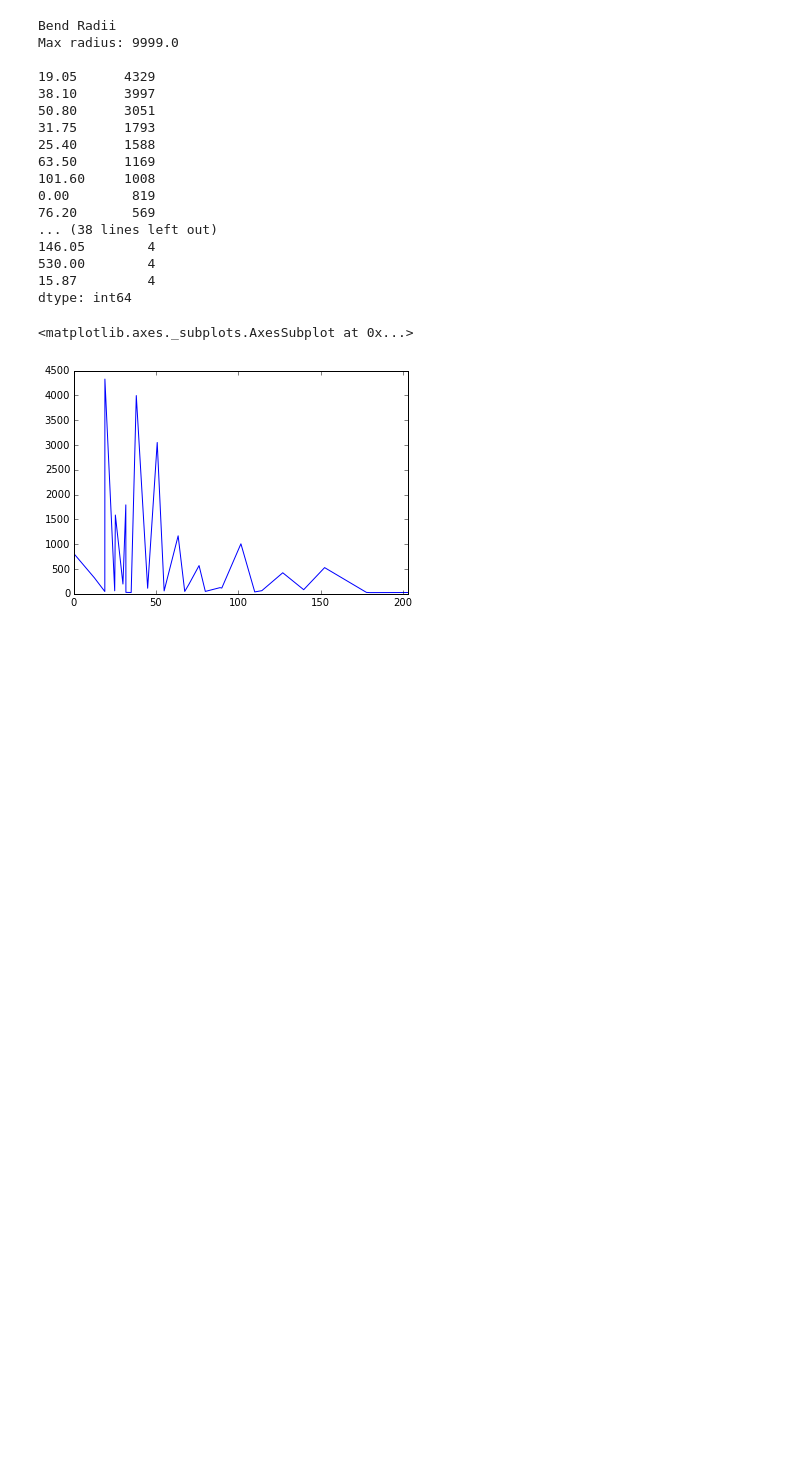
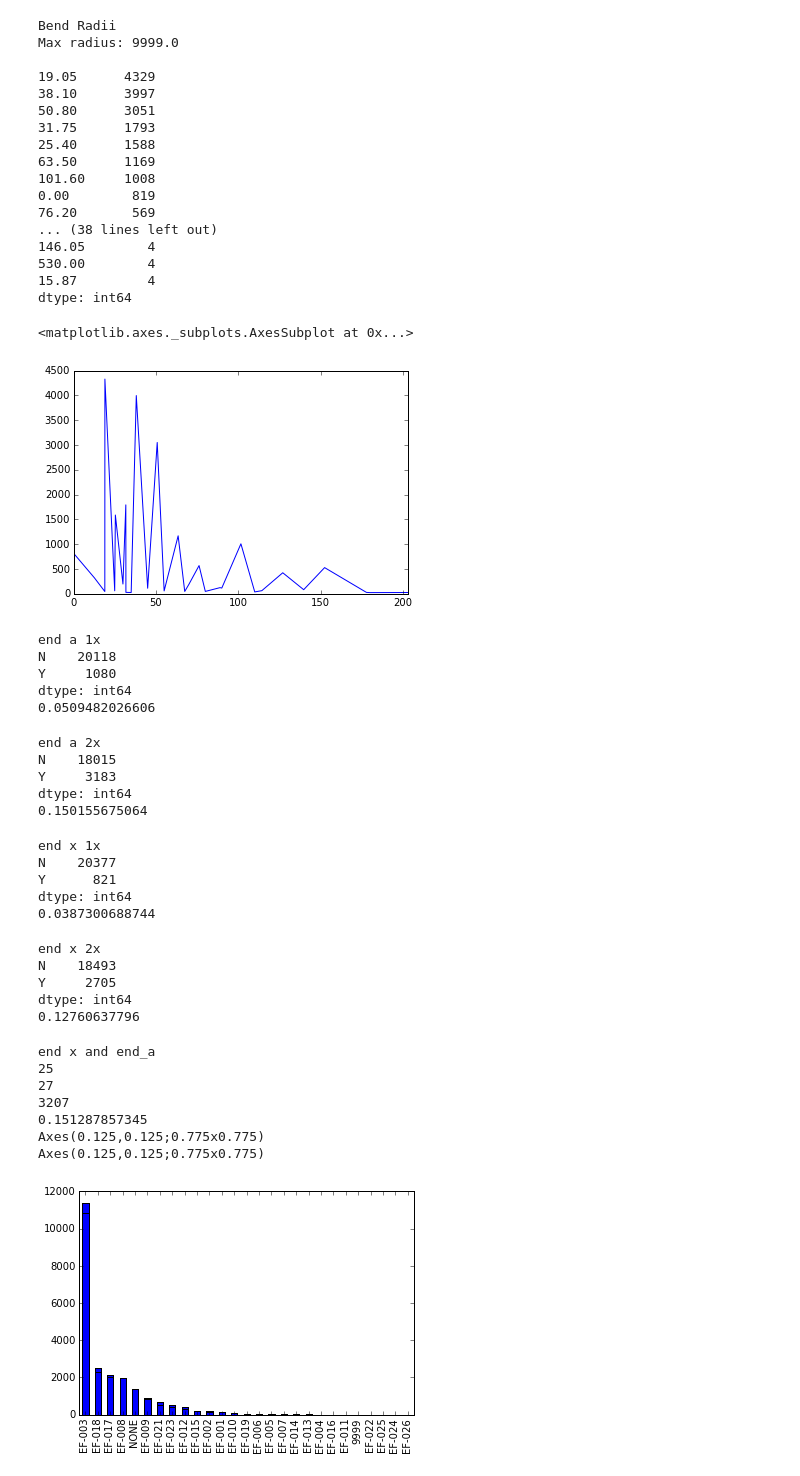
Before and after one commit to ayfu/CDIPS15_TeamCat, a Jupyter notebook: Initial Exploration.ipynb, the cells around one changed output. Drawn from its saved outputs; the diff is of its cells as text; code cells hidden in the pictures; blank space fills up the shorter version.

```diff
--- a/Initial Exploration.ipynb
+++ b/Initial Exploration.ipynb
@@ -389,3 +409,60 @@ Max radius: 9999.0
 dtype: int64
 <matplotlib.axes._subplots.AxesSubplot at 0x...>
 [figure]
+# %%
+print 'end a 1x'
+print tubedf['end_a_1x'].value_counts()
+print len(tubedf['end_a_1x'][tubedf['end_a_1x'] == 'Y'])/float(len(tubedf['end_a_1x']))
+# %% [output]
+end a 1x
+N    20118
+Y     1080
+dtype: int64
+0.0509482026606
+# %%
+print 'end a 2x'
+print tubedf['end_a_2x'].value_counts()
+print len(tubedf['end_a_2x'][tubedf['end_a_2x'] == 'Y'])/float(len(tubedf['end_a_2x']))
+# %% [output]
+end a 2x
+N    18015
+Y     3183
+dtype: int64
+0.150155675064
+# %%
+print 'end x 1x'
+print tubedf['end_x_1x'].value_counts()
+print len(tubedf['end_x_1x'][tubedf['end_x_1x'] == 'Y'])/float(len(tubedf['end_x_1x']))
+# %% [output]
+end x 1x
+N    20377
+Y      821
+dtype: int64
+0.0387300688744
+# %%
+print 'end x 2x'
+print tubedf['end_x_2x'].value_counts()
+print len(tubedf['end_x_2x'][tubedf['end_x_2x'] == 'Y'])/float(len(tubedf['end_x_2x']))
+# %% [output]
+end x 2x
+N    18493
+Y     2705
+dtype: int64
+0.12760637796
+# %%
+print 'end x and end_a'
+print len(tubedf['end_a'].unique())
+print len(tubedf['end_x'].unique())
+eqltest = [tubedf['end_a'][i] != tubedf['end_x'][i] for i in range(len(tubedf['end_a']))]
+print sum(eqltest)
+print sum(eqltest)/float(len(eqltest))
+tubedf['end_a'].value_counts().plot(kind = 'bar')
+# %% [output]
+end x and end_a
+25
+27
+3207
+0.151287857345
+Axes(0.125,0.125;0.775x0.775)
+Axes(0.125,0.125;0.775x0.775)
+[figure, added]
```
Also changed, not shown: parts of 14 cells of this notebook, 6 other files.
